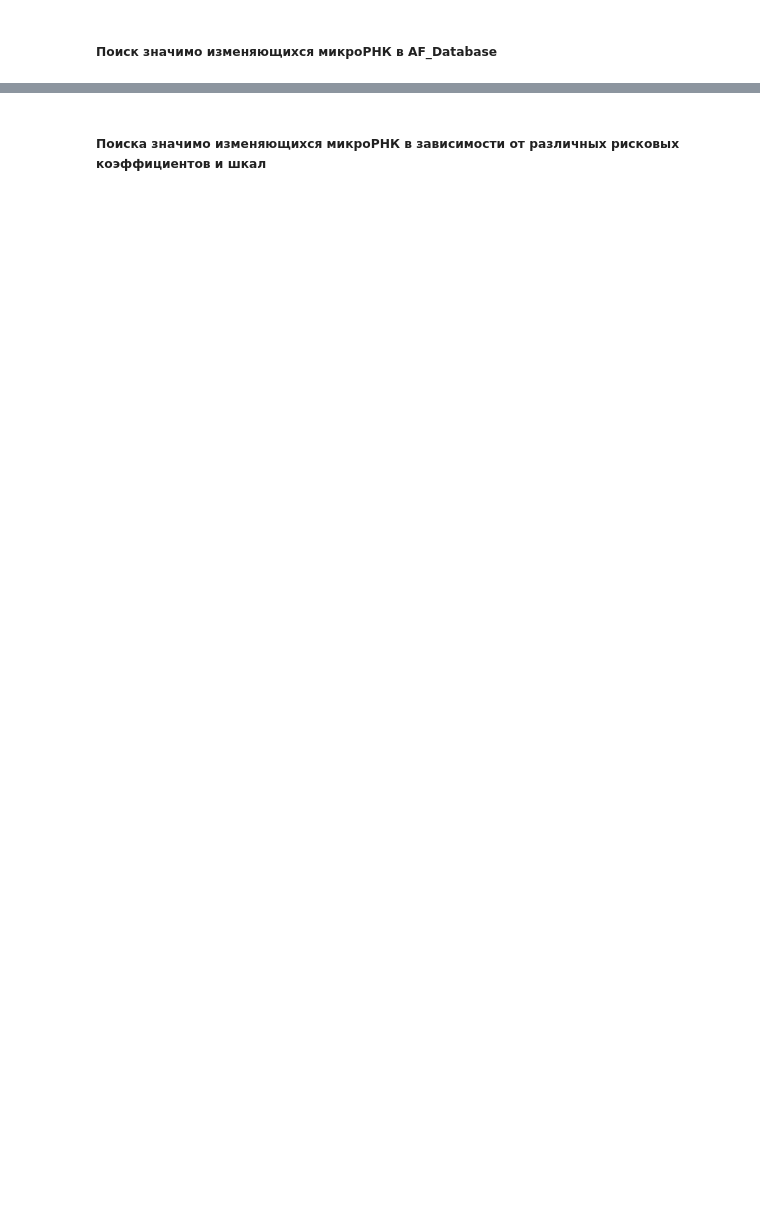
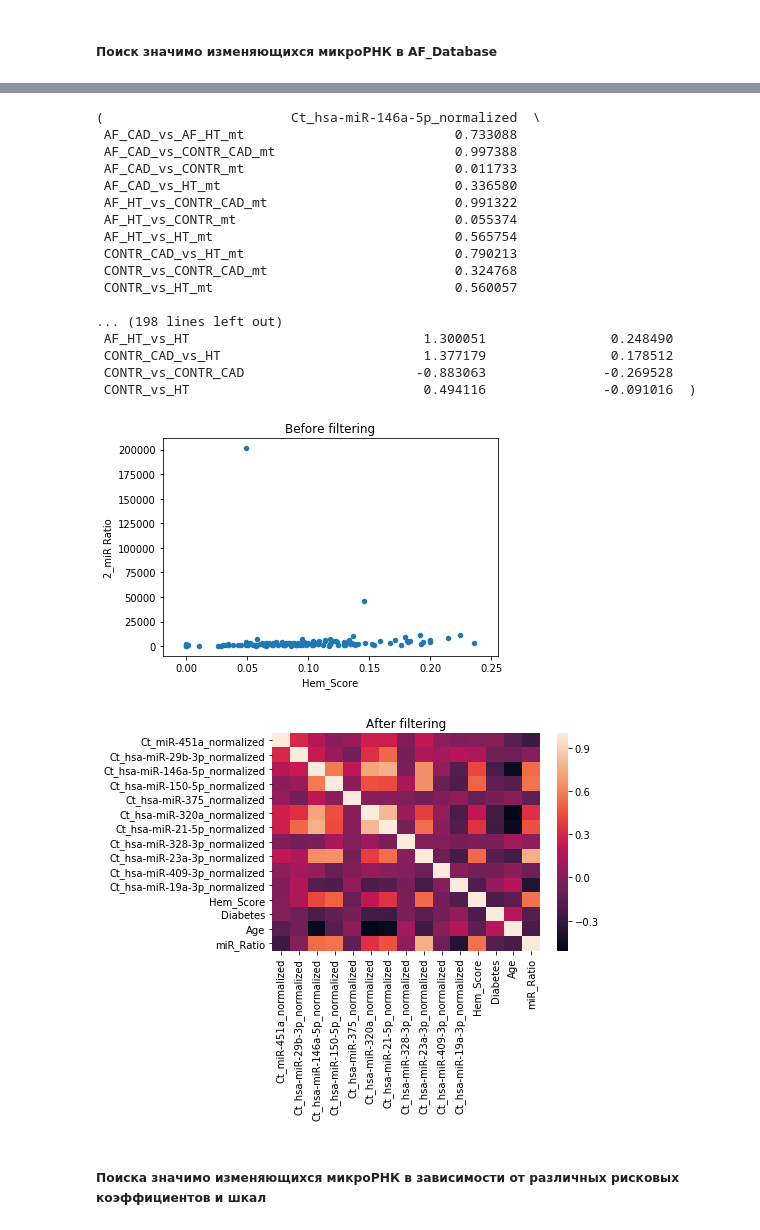
Before and after one commit to bioinformatics-IBCH/microRNA-cardio-significance-2019, a Jupyter notebook: microRNA significance for cardio diseases.ipynb, the cells around one changed output, grey strips where cells are left out. Drawn from its saved outputs; the diff is of its cells as text; code cells hidden in the pictures; blank space fills up the shorter version.

```diff
--- a/microRNA significance for cardio diseases.ipynb
+++ b/microRNA significance for cardio diseases.ipynb
@@ -161,8 +226,9 @@ finder.regression_with_confounding_factors()
 # %% [markdown]
 ##### Поиск значимо изменяющихся микроРНК в AF_Database
 # %%
-finder = SignificantMicroRNAFinder(
+finder_af = SignificantMicroRNAFinder(
     "data/miR_AF_Database_2019.xlsx",
     output_files_folder="results/miR_AF_Database_2019"
 )
-finder.regression_with_confounding_factors()
+finder_af.regression_with_confounding_factors()
+# %% [output]
@@ -169,3 +252,22 @@ finder.regression_with_confounding_factors()
+(                        Ct_hsa-miR-146a-5p_normalized  \
+ AF_CAD_vs_AF_HT_mt                           0.733088
+ AF_CAD_vs_CONTR_CAD_mt                       0.997388
+ AF_CAD_vs_CONTR_mt                           0.011733
+ AF_CAD_vs_HT_mt                              0.336580
+ AF_HT_vs_CONTR_CAD_mt                        0.991322
+ AF_HT_vs_CONTR_mt                            0.055374
+ AF_HT_vs_HT_mt                               0.565754
+ CONTR_CAD_vs_HT_mt                           0.790213
+ CONTR_vs_CONTR_CAD_mt                        0.324768
+ CONTR_vs_HT_mt                               0.560057
+
+... (198 lines left out)
+ AF_HT_vs_HT                              1.300051                0.248490
+ CONTR_CAD_vs_HT                          1.377179                0.178512
+ CONTR_vs_CONTR_CAD                      -0.883063               -0.269528
+ CONTR_vs_HT                              0.494116               -0.091016  )
+[figure, added]
+[figure, added]
 # %% [markdown]
 ##### Поиска значимо изменяющихся микроРНК в зависимости от различных рисковых коэффициентов и шкал
 # %%
```
Also changed, not shown: parts of 5 cells of this notebook.
